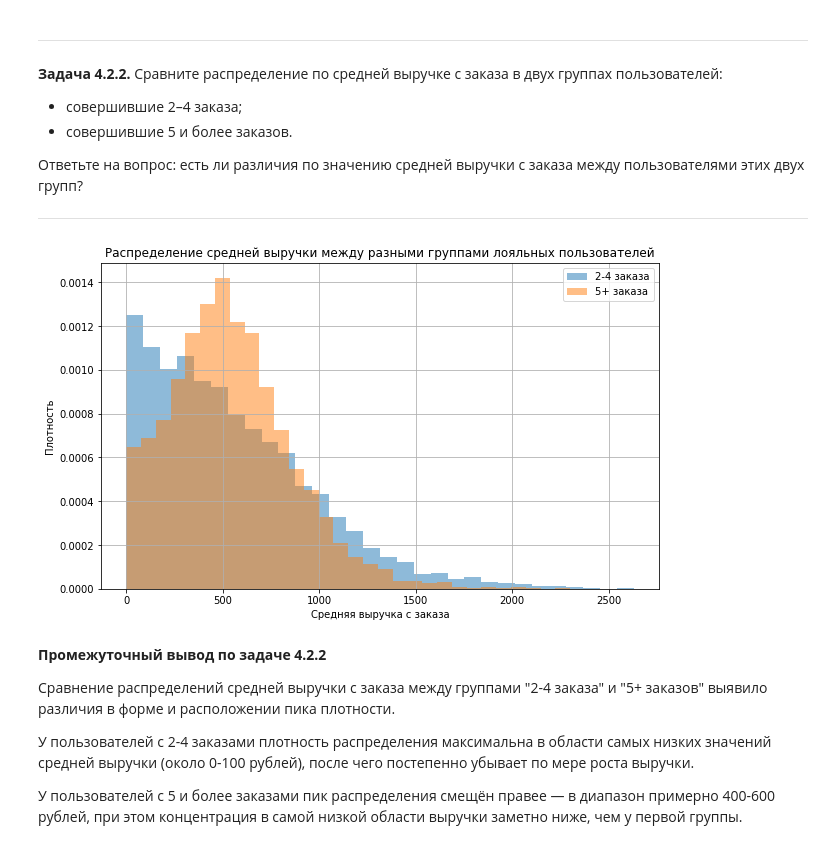
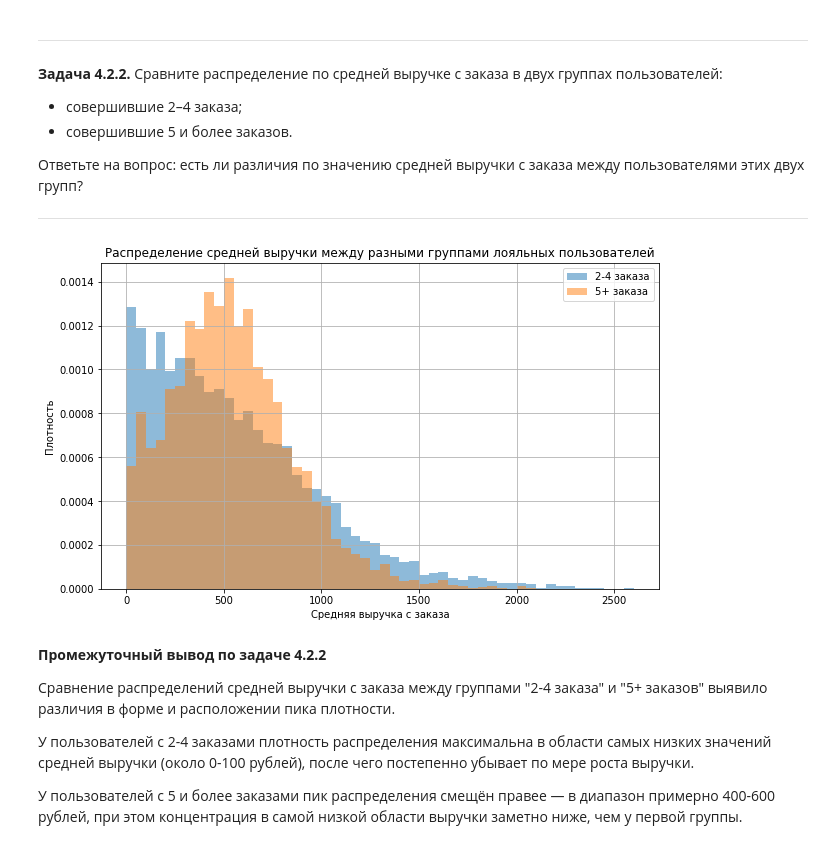
Before and after one commit to KirTheCreator/yandex_afisha, a Jupyter notebook: afisha_loyalty_analysis.ipynb, the cells around one changed output. Saved outputs shown, nothing was run; the diff lists cells and outputs as text; code cells hidden in the pictures.

```diff
--- a/afisha_loyalty_analysis.ipynb
+++ b/afisha_loyalty_analysis.ipynb
@@ -516,21 +768,0 @@ df = df.sort_values(by='order_ts')
-# %%
-# Формируем пользовательский профиль
-user_profile = df.groupby('user_id').agg(
-    first_order_dt=('order_dt', 'min'),
-    last_order_dt=('order_dt', 'max'),
-    device=('device_type_canonical', 'first'),
-    region=('region_name', 'first'),
-    service=('service_name', 'first'),
-    genre=('event_type_main', 'first'),
-    total_orders=('order_id', 'count'),
-    aov=('revenue_rub', 'mean'),
-    avg_tickets_per_order=('tickets_count', 'mean'),
-    avg_order_freq=('days_since_prev', 'mean')
-)
-
-# Добавляем бинарные признаки
-user_profile['is_two'] = user_profile['total_orders'] >= 2
-user_profile['is_five'] = user_profile['total_orders'] >= 5
-
-# Сносим индексы для дальнейших расчетов
-user_profile = user_profile.reset_index()
@@ -989,18 +1382,20 @@ plt.show()
 # %%
 loyalty_2 = user_profile[(user_profile['is_two'] == True) & (user_profile['is_five'] == False)]
 loyalty_5 = user_profile[user_profile['is_five'] == True]
+min_2, max_2 = int(min(loyalty_2['aov'])), int(max(loyalty_2['aov']))
+min_5, max_5 = int(min(loyalty_5['aov'])), int(max(loyalty_5['aov']))
 # %%
 plt.figure(figsize=(10, 6))
-plt.hist(loyalty_2['aov'], bins=30, alpha=0.5, density=True, label='2-4 заказа')
-plt.hist(loyalty_5['aov'], bins=30, alpha=0.5, density=True, label='5+ заказа')
+plt.hist(loyalty_2['aov'], bins=range(min_2, max_2+1, 50), alpha=0.5, density=True, label='2-4 заказа')
+plt.hist(loyalty_5['aov'], bins=range(min_5, max_5+1, 50), alpha=0.5, density=True, label='5+ заказа')
 plt.xlabel('Средняя выручка с заказа')
 plt.ylabel('Плотность')
 plt.title('Распределение средней выручки между разными группами лояльных пользователей')
 plt.legend()
 plt.grid()
 plt.show()
 # %% [output]
-[figure, old version]
+[figure, new version]
 # %% [markdown]
 **Промежуточный вывод по задаче 4.2.2**
 
```
Also changed, not shown: parts of 65 cells of this notebook, 1 other file.
